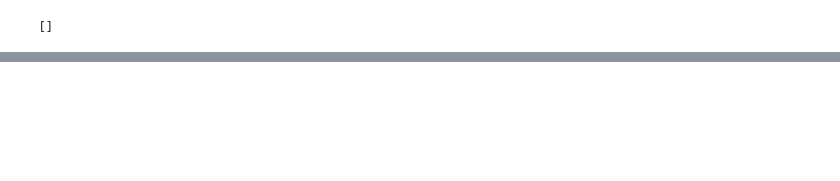
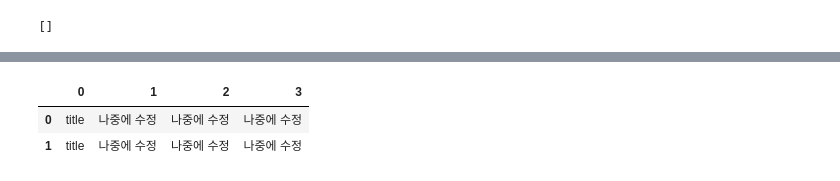
Before and after one commit to hannah-OH/Python, a Jupyter notebook: project/team project2-data mining/티셀파_홈페이지_크롤링.ipynb, the cells around one changed output, grey strips where cells are left out. Cells and saved outputs as stored; diff of their text form; code cells hidden in the pictures; blank space fills up the shorter version.

```diff
--- a/project/team project2-data mining/티셀파_홈페이지_크롤링.ipynb
+++ b/project/team project2-data mining/티셀파_홈페이지_크롤링.ipynb
@@ -34,0 +101,27 @@ list1
+# %%
+ind = 1
+list1 = []
+
+while 1:
+    try:
+        img_element = driver.find_element(by='xpath', value=f'//*[@id="mainForm"]/table/tbody/tr[{ind}]/td[2]/a/img')
+        if img_element.is_displayed():
+            list1.append(["title", content, score, date])
+        else:
+            review = driver.find_element(by='xpath', value=f'//*[@id="mainForm"]/table/tbody/tr[{ind}]/td[2]/a').text
+            title = review.split('\n\n')[0]  # 연수명
+            content = review.split('\n\n')[1].split('\n')[1]  # 내용
+            img_element = driver.find_element(by='xpath', value=f'//*[@id="mainForm"]/table/tbody/tr[{ind}]/td[3]/img')
+            score = img_element.get_attribute('alt')
+            date_ = driver.find_element(by='xpath', value=f'//*[@id="mainForm"]/table/tbody/tr[{ind}]/td[3]').text
+            date = date_.split('\n')[1]
+            list1.append([title, content, score, date])
+
+        # 다음 인덱스로 이동
+        ind += 1
+    except Exception as e:
+        # 예외가 발생하면(더 이상 데이터가 없으면) 루프 종료
+        # 이미지가 있으면 리스트에 들어가는데 없으면 아예 예외처리 되어 그 다음 코드는 실행되지 않는 문제 발생
+        # 예외 출력
+        print(f"예외 발생: {e}")
+        break
@@ -34,0 +146,6 @@ list1
+# %%
+pd.DataFrame(list1)
+# %% [output]
+|  | 0 | 1 | 2 | 3 |
+| 0 | title | 나중에 수정 | 나중에 수정 | 나중에 수정 |
+| 1 | title | 나중에 수정 | 나중에 수정 | 나중에 수정 |
```
Also changed, not shown: parts of 11 cells of this notebook.
